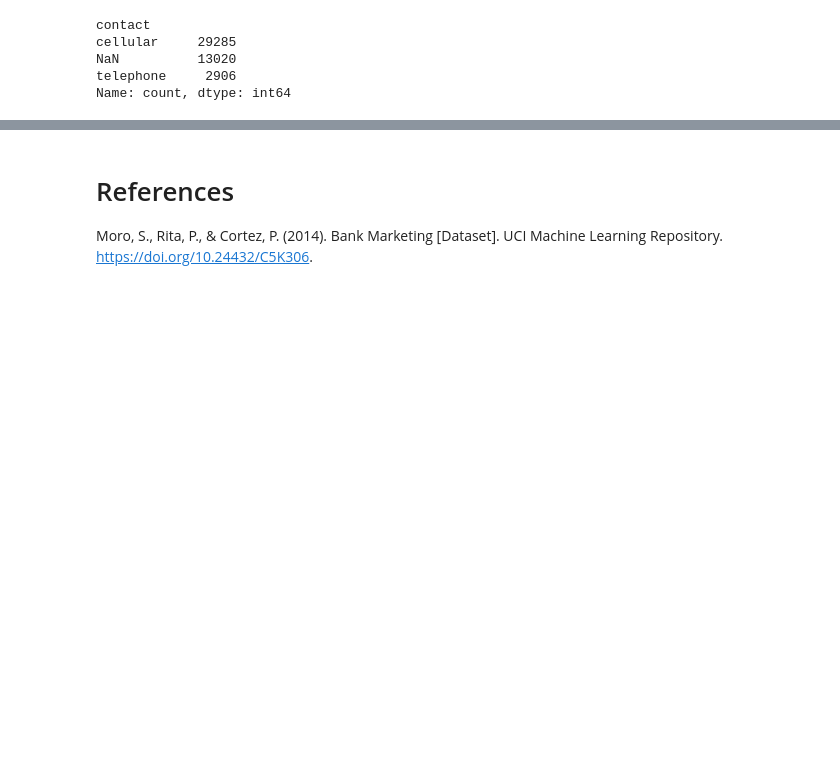
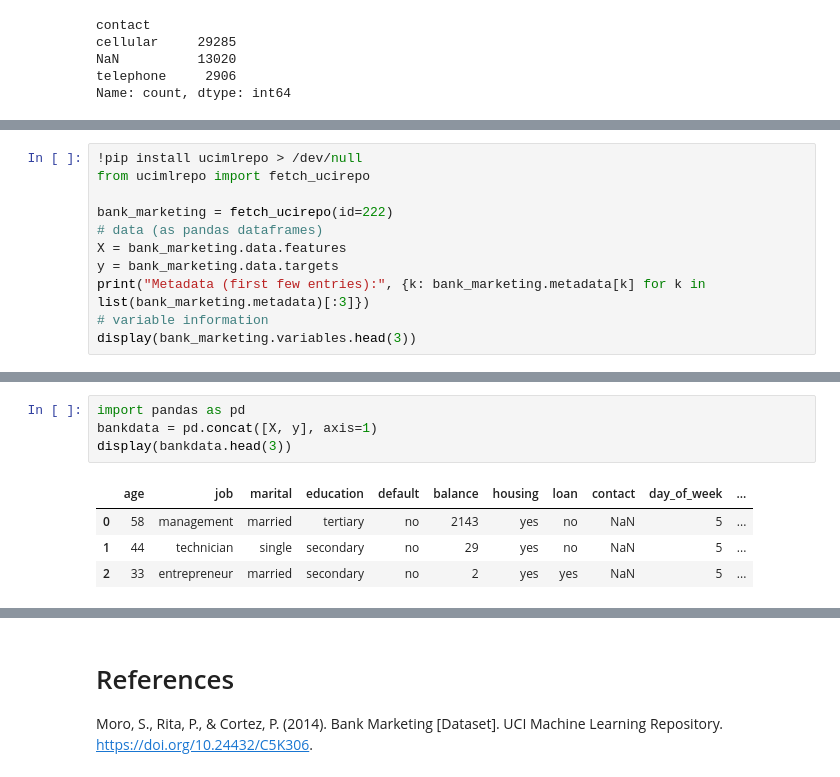
Before and after one commit to josuesandoval-beep/Final-Project-Bank-Marketing, a Jupyter notebook: Final_Project_Bank_Marketing.ipynb, the cells around one changed output, grey strips where cells are left out. Saved outputs shown, nothing was run; the diff lists cells and outputs as text; blank space fills up the shorter version.

```diff
--- a/Final_Project_Bank_Marketing.ipynb
+++ b/Final_Project_Bank_Marketing.ipynb
@@ -397,0 +247,11 @@ weighted avg       1.00      1.00      1.00     11303
+# %%
+!pip install ucimlrepo > /dev/null
+from ucimlrepo import fetch_ucirepo
+
+bank_marketing = fetch_ucirepo(id=222)
+# data (as pandas dataframes)
+X = bank_marketing.data.features
+y = bank_marketing.data.targets
+print("Metadata (first few entries):", {k: bank_marketing.metadata[k] for k in list(bank_marketing.metadata)[:3]})
+# variable information
+display(bank_marketing.variables.head(3))
@@ -397,0 +264,9 @@ weighted avg       1.00      1.00      1.00     11303
+# %%
+import pandas as pd
+bankdata = pd.concat([X, y], axis=1)
+display(bankdata.head(3))
+# %% [output]
+|  | age | job | marital | education | default | balance | housing | loan | contact | day_of_week | ... |
+| 0 | 58 | management | married | tertiary | no | 2143 | yes | no | NaN | 5 | ... |
+| 1 | 44 | technician | single | secondary | no | 29 | yes | no | NaN | 5 | ... |
+| 2 | 33 | entrepreneur | married | secondary | no | 2 | yes | yes | NaN | 5 | ... |
```
Also changed, not shown: parts of 25 cells of this notebook.
